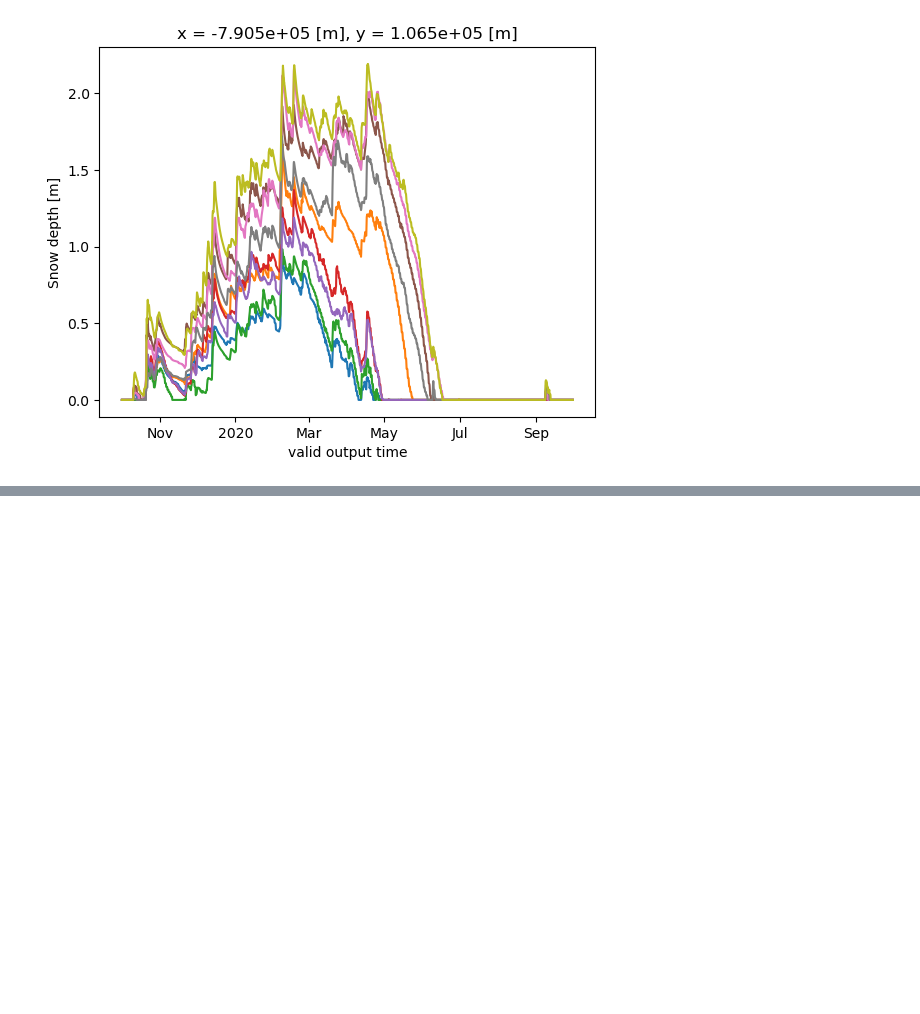
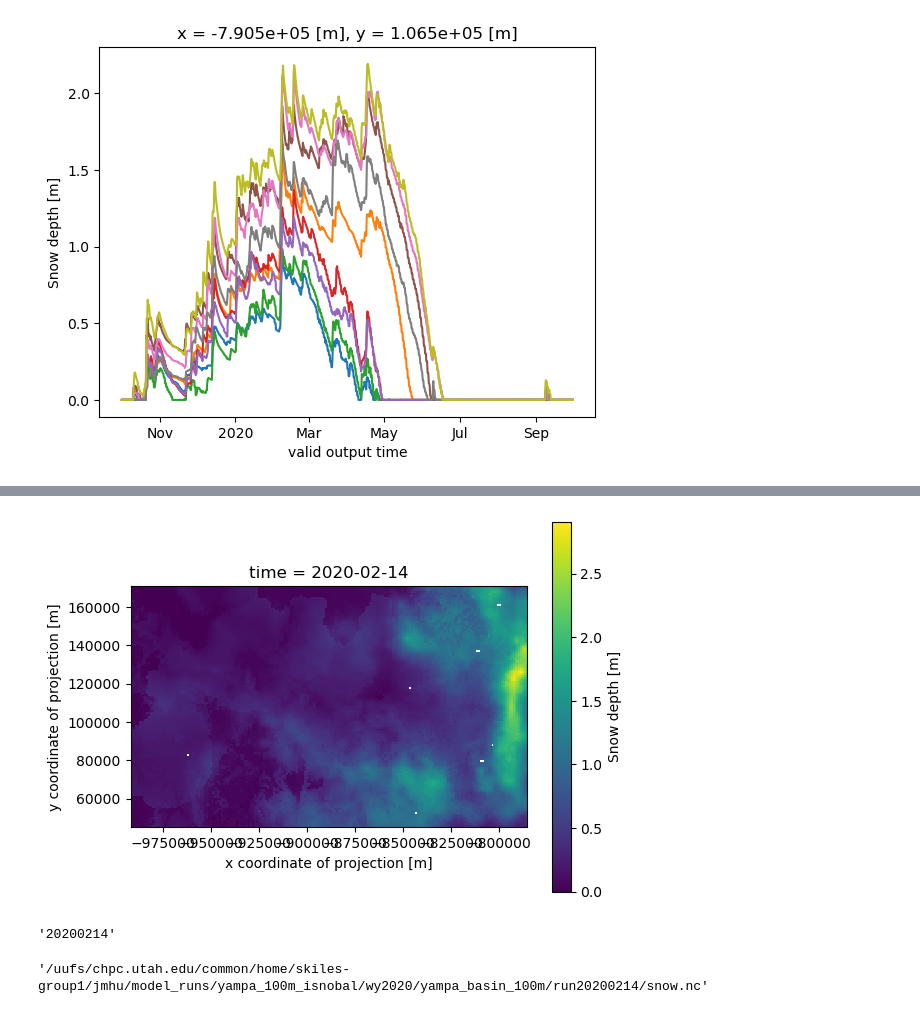
Before and after one commit to jmichellehu/ucrb-isnobal, a Jupyter notebook: notebooks/nwm/extract_NWM_outputs.ipynb, the cells around one changed output, grey strips where cells are left out. Saved outputs shown, nothing was run; the diff lists cells and outputs as text; code cells hidden in the pictures; blank space fills up the shorter version.

```diff
--- a/notebooks/nwm/extract_NWM_outputs.ipynb
+++ b/notebooks/nwm/extract_NWM_outputs.ipynb
@@ -130,0 +243,5 @@ Wall time: 2min 14s
+# %%
+# Crop the dataset to the yampa polygon extent
+cropped_ds = ds.sel(x=slice(yampa_nwmproj.bounds.minx.values[0], yampa_nwmproj.bounds.maxx.values[0]),
+                    y=slice(yampa_nwmproj.bounds.miny.values[0], yampa_nwmproj.bounds.maxy.values[0]))
+cropped_ds
@@ -130,0 +266,4 @@ Wall time: 2min 14s
+# %%
+var = 'SNOWH'
+print(cropped_ds[var])
+print(f'Variable size: {cropped_ds[var].nbytes/1e9:.1f} GB')
@@ -130,0 +299,6 @@ Wall time: 2min 14s
+# %%
+# Based on validation timesteps, select a time slice
+dt = '2020-02-14'
+# %%
+# convert to datetime object
+dt = np.datetime64(dt)
@@ -130,0 +320,11 @@ Wall time: 2min 14s
+# %%
+# Plot the snow depth as an image, select a time slice
+fig, ax = plt.subplots()
+cropped_ds[var].sel(time=dt).plot.imshow(ax=ax)
+ax.set_aspect('equal')
+# %% [output]
+[figure, added]
+# %%
+''.join(str(dt).split('-'))
+# %% [output]
+'20200214'
@@ -130,0 +334,6 @@ Wall time: 2min 14s
+# %%
+# Read in snow depth and plot
+depth_fn = proc.fn_list(snobal_dir, "*snow.nc")[0]
+depth_fn
+# %% [output]
+'/uufs/chpc.utah.edu/common/home/skiles-group1/jmhu/model_runs/yampa_100m_isnobal/wy2020/yampa_basin_100m/run20200214/snow.nc'
```
Also changed, not shown: parts of 44 cells of this notebook.
